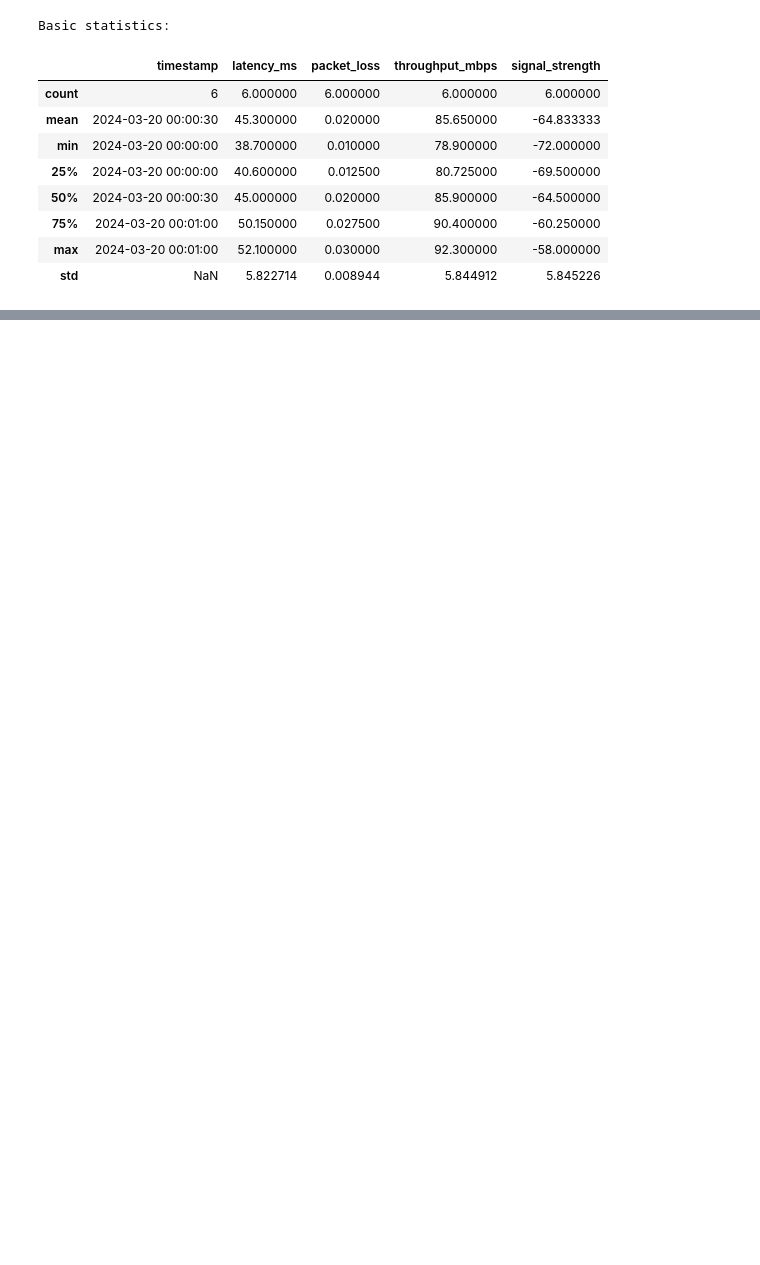
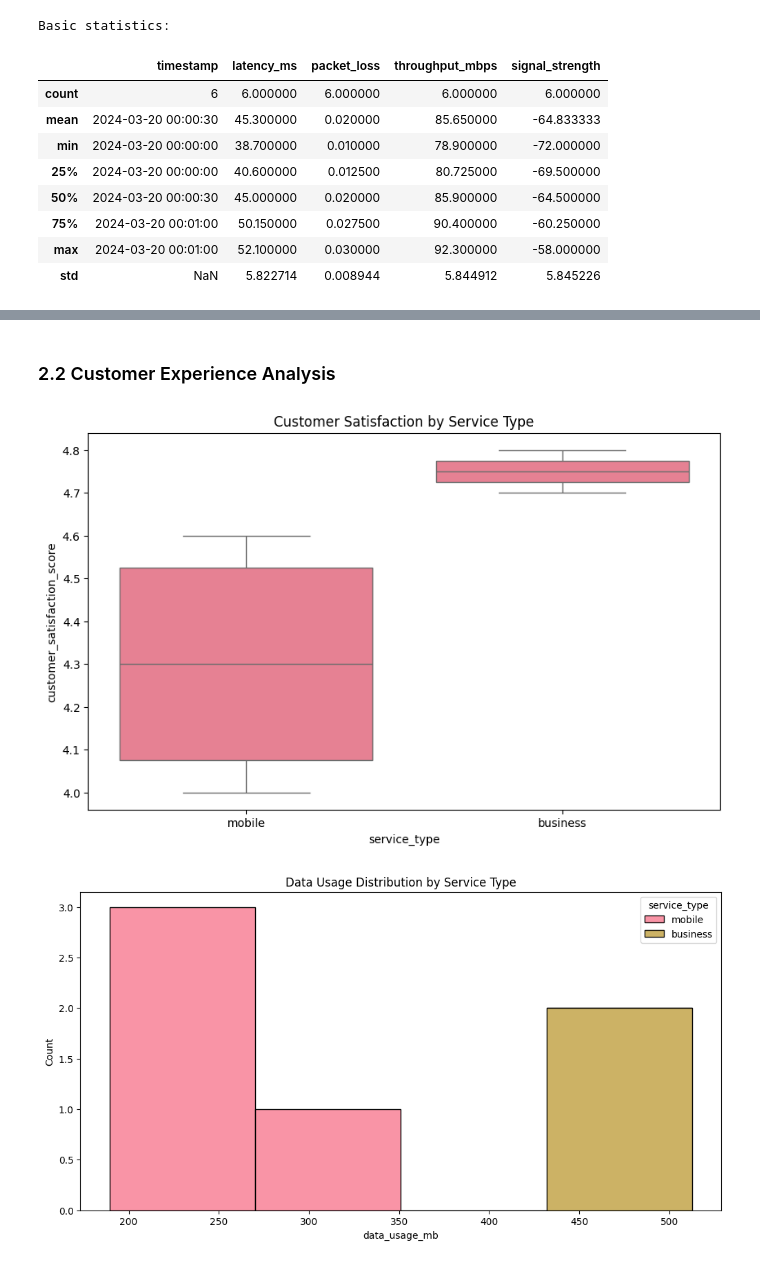
Before and after one commit to ricgene/ml-ops, a Jupyter notebook: ml-ops/notebooks/analysis/telecom_data_analysis.ipynb, the cells around one changed output, grey strips where cells are left out. Cells and saved outputs as stored; diff of their text form; code cells hidden in the pictures; blank space fills up the shorter version.

```diff
--- a/ml-ops/notebooks/analysis/telecom_data_analysis.ipynb
+++ b/ml-ops/notebooks/analysis/telecom_data_analysis.ipynb
@@ -73,0 +97,17 @@ Basic statistics:
+# %% [markdown]
+### 2.2 Customer Experience Analysis
+# %%
+# Analyze customer satisfaction by service type
+plt.figure(figsize=(10, 6))
+sns.boxplot(x='service_type', y='customer_satisfaction_score', data=customer_df)
+plt.title('Customer Satisfaction by Service Type')
+plt.show()
+
+# Plot data usage patterns
+plt.figure(figsize=(12, 6))
+sns.histplot(data=customer_df, x='data_usage_mb', hue='service_type', multiple='stack')
+plt.title('Data Usage Distribution by Service Type')
+plt.show()
+# %% [output]
+[figure, added]
+[figure, added]
```
Also changed, not shown: parts of 4 cells of this notebook.
